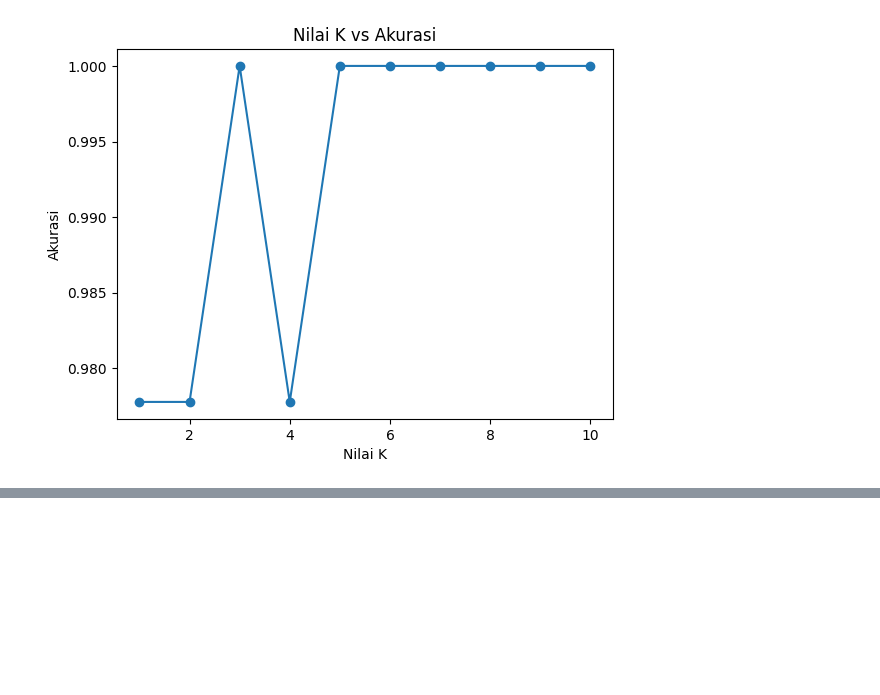
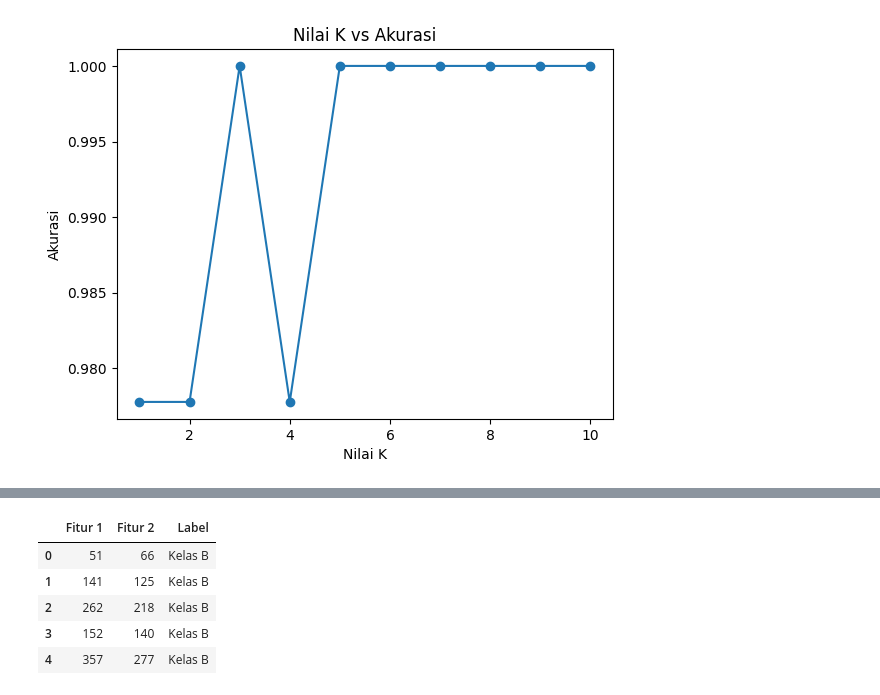
Before and after one commit to AlfredaDhaifullah04/Pembelajaran_Mesin_2026, a Jupyter notebook: TG8_JS9_Alfreda.ipynb, the cells around one changed output, grey strips where cells are left out. Saved outputs shown, nothing was run; the diff lists cells and outputs as text; code cells hidden in the pictures; blank space fills up the shorter version.

```diff
--- a/TG8_JS9_Alfreda.ipynb
+++ b/TG8_JS9_Alfreda.ipynb
@@ -112,0 +185,24 @@ weighted avg       1.00      1.00      1.00        45
+# %%
+	# Definisikan nama label
+	labels = {
+	    1 : 'Kelas A',
+	    0 : 'Kelas B'
+	}
+
+	# Copy Data Frame untuk menyimpan Data Frame baru
+	# dengan label yang mudah untuk dibaca
+	df_label = df.copy()
+
+	# Ubah label dengan fungsi mapping dari Pandas
+	# pada Data Frame df_label
+	df_label['Label'] = df_label['Label'].map(labels)
+
+	# Cek Data Frame df_label
+	df_label.head()
+# %% [output]
+|  | Fitur 1 | Fitur 2 | Label |
+| 0 | 51 | 66 | Kelas B |
+| 1 | 141 | 125 | Kelas B |
+| 2 | 262 | 218 | Kelas B |
+| 3 | 152 | 140 | Kelas B |
+| 4 | 357 | 277 | Kelas B |
```
Also changed, not shown: parts of 9 cells of this notebook.
